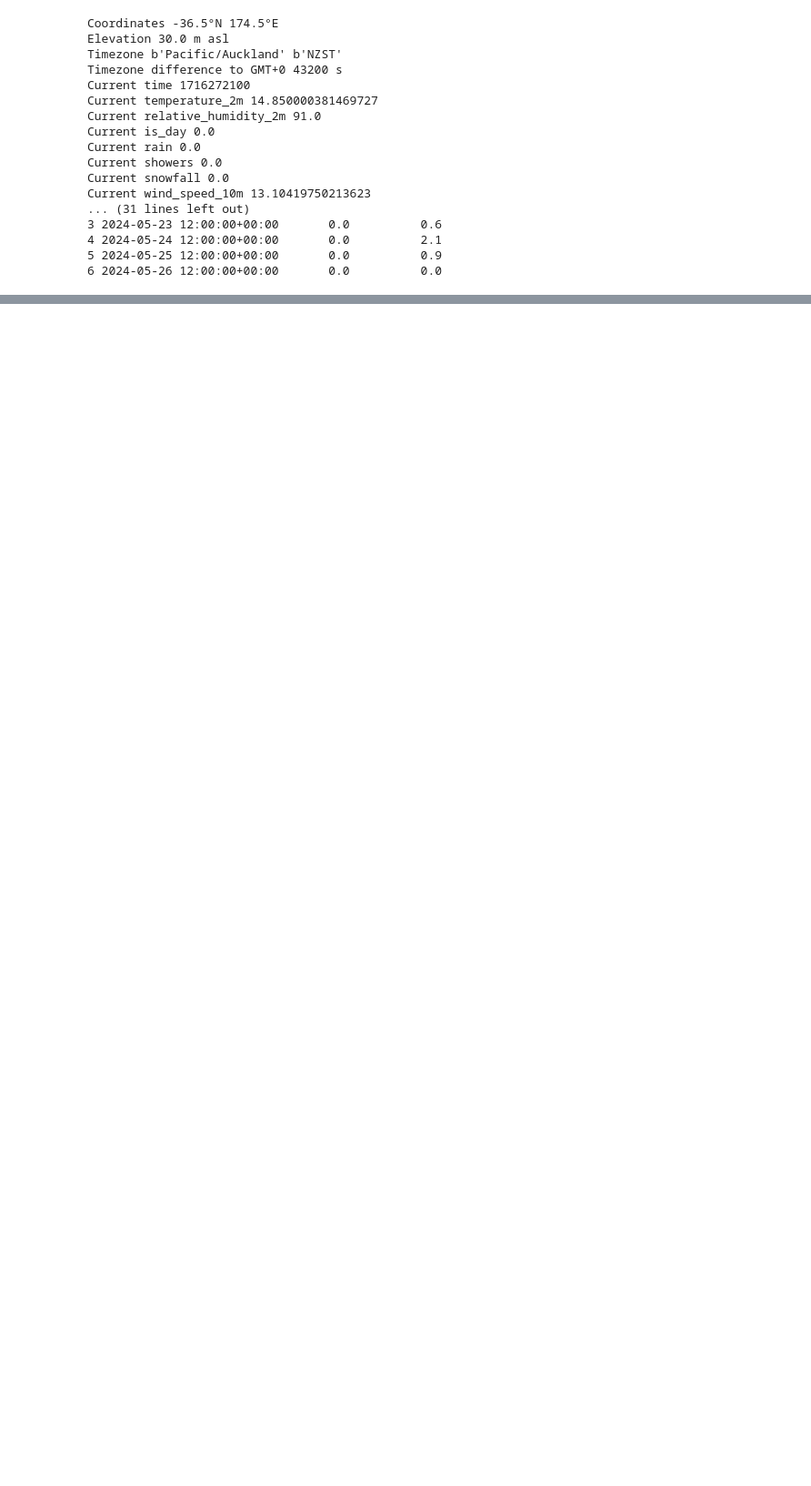
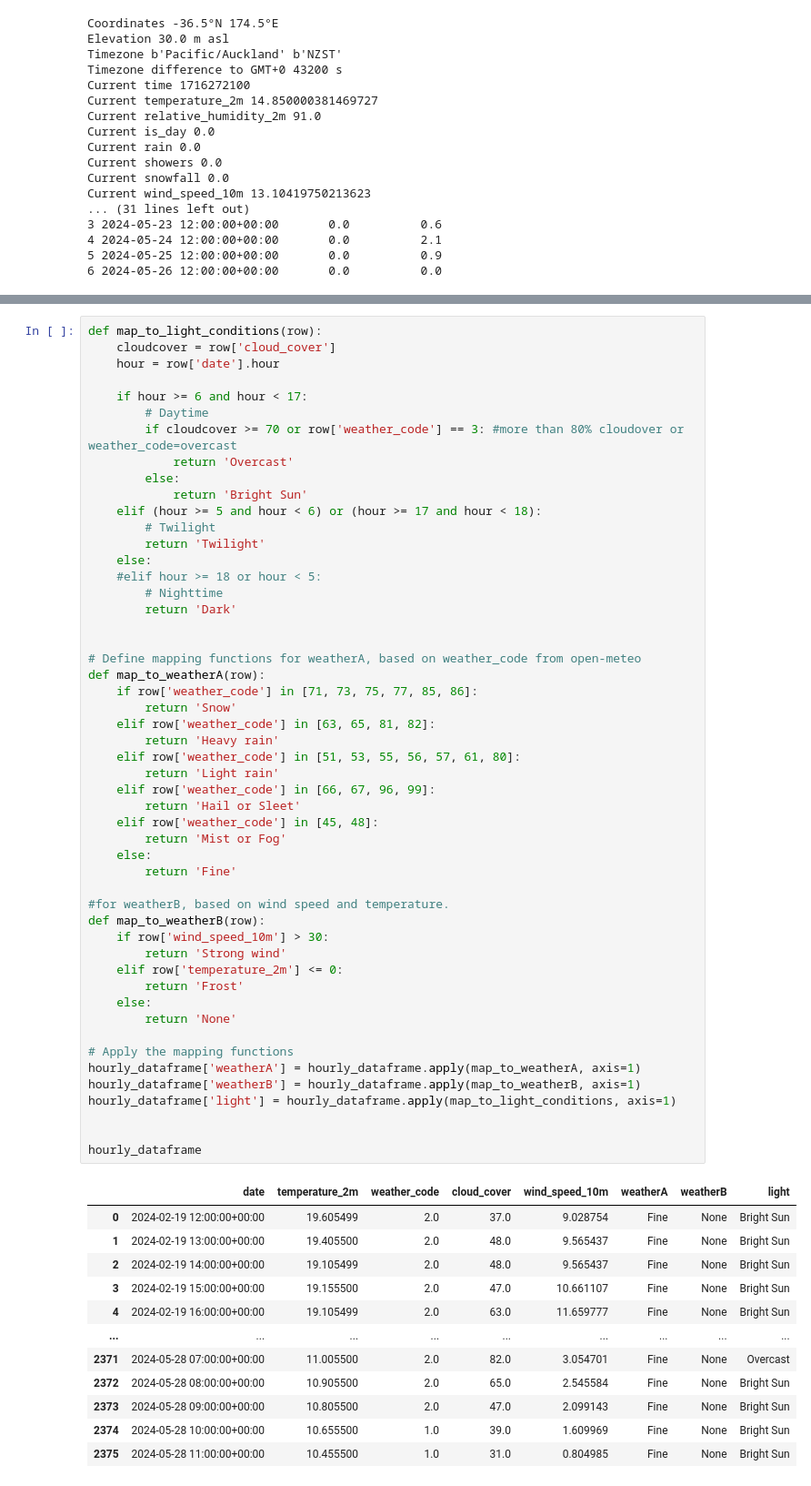
Before and after one commit to annirwin/Auckland_Crash_Model, a Jupyter notebook: Weather.ipynb, the cells around one changed output, grey strips where cells are left out. Shown at 91% size. Cells and saved outputs as stored; diff of their text form; blank space fills up the shorter version.

```diff
--- a/Weather.ipynb
+++ b/Weather.ipynb
@@ -237,0 +398,64 @@ Current wind_speed_10m 13.10419750213623
+# %%
+def map_to_light_conditions(row):
+    cloudcover = row['cloud_cover']
+    hour = row['date'].hour
+
+    if hour >= 6 and hour < 17:
+        # Daytime
+        if cloudcover >= 70 or row['weather_code'] == 3: #more than 80% cloudover or weather_code=overcast
+            return 'Overcast'
+        else:
+            return 'Bright Sun'
+    elif (hour >= 5 and hour < 6) or (hour >= 17 and hour < 18):
+        # Twilight
+        return 'Twilight'
+    else:
+    #elif hour >= 18 or hour < 5:
+        # Nighttime
+        return 'Dark'
+
+
+# Define mapping functions for weatherA, based on weather_code from open-meteo
+def map_to_weatherA(row):
+    if row['weather_code'] in [71, 73, 75, 77, 85, 86]:
+        return 'Snow'
+    elif row['weather_code'] in [63, 65, 81, 82]:
+        return 'Heavy rain'
+    elif row['weather_code'] in [51, 53, 55, 56, 57, 61, 80]:
+        return 'Light rain'
+    elif row['weather_code'] in [66, 67, 96, 99]:
+        return 'Hail or Sleet'
+    elif row['weather_code'] in [45, 48]:
+        return 'Mist or Fog'
+    else:
+        return 'Fine'
+
+#for weatherB, based on wind speed and temperature.
+def map_to_weatherB(row):
+    if row['wind_speed_10m'] > 30:
+        return 'Strong wind'
+    elif row['temperature_2m'] <= 0:
+        return 'Frost'
+    else:
+        return 'None'
+
+# Apply the mapping functions
+hourly_dataframe['weatherA'] = hourly_dataframe.apply(map_to_weatherA, axis=1)
+hourly_dataframe['weatherB'] = hourly_dataframe.apply(map_to_weatherB, axis=1)
+hourly_dataframe['light'] = hourly_dataframe.apply(map_to_light_conditions, axis=1)
+
+
+hourly_dataframe
+# %% [output]
+|  | date | temperature_2m | weather_code | cloud_cover | wind_speed_10m | weatherA | weatherB | light |
+| 0 | 2024-02-19 12:00:00+00:00 | 19.605499 | 2.0 | 37.0 | 9.028754 | Fine | None | Bright Sun |
+| 1 | 2024-02-19 13:00:00+00:00 | 19.405500 | 2.0 | 48.0 | 9.565437 | Fine | None | Bright Sun |
+| 2 | 2024-02-19 14:00:00+00:00 | 19.105499 | 2.0 | 48.0 | 9.565437 | Fine | None | Bright Sun |
+| 3 | 2024-02-19 15:00:00+00:00 | 19.155500 | 2.0 | 47.0 | 10.661107 | Fine | None | Bright Sun |
+| 4 | 2024-02-19 16:00:00+00:00 | 19.105499 | 2.0 | 63.0 | 11.659777 | Fine | None | Bright Sun |
+| ... | ... | ... | ... | ... | ... | ... | ... | ... |
+| 2371 | 2024-05-28 07:00:00+00:00 | 11.005500 | 2.0 | 82.0 | 3.054701 | Fine | None | Overcast |
+| 2372 | 2024-05-28 08:00:00+00:00 | 10.905500 | 2.0 | 65.0 | 2.545584 | Fine | None | Bright Sun |
+| 2373 | 2024-05-28 09:00:00+00:00 | 10.805500 | 2.0 | 47.0 | 2.099143 | Fine | None | Bright Sun |
+| 2374 | 2024-05-28 10:00:00+00:00 | 10.655500 | 1.0 | 39.0 | 1.609969 | Fine | None | Bright Sun |
+| 2375 | 2024-05-28 11:00:00+00:00 | 10.455500 | 1.0 | 31.0 | 0.804985 | Fine | None | Bright Sun |
```
Also changed, not shown: parts of 7 cells of this notebook.
